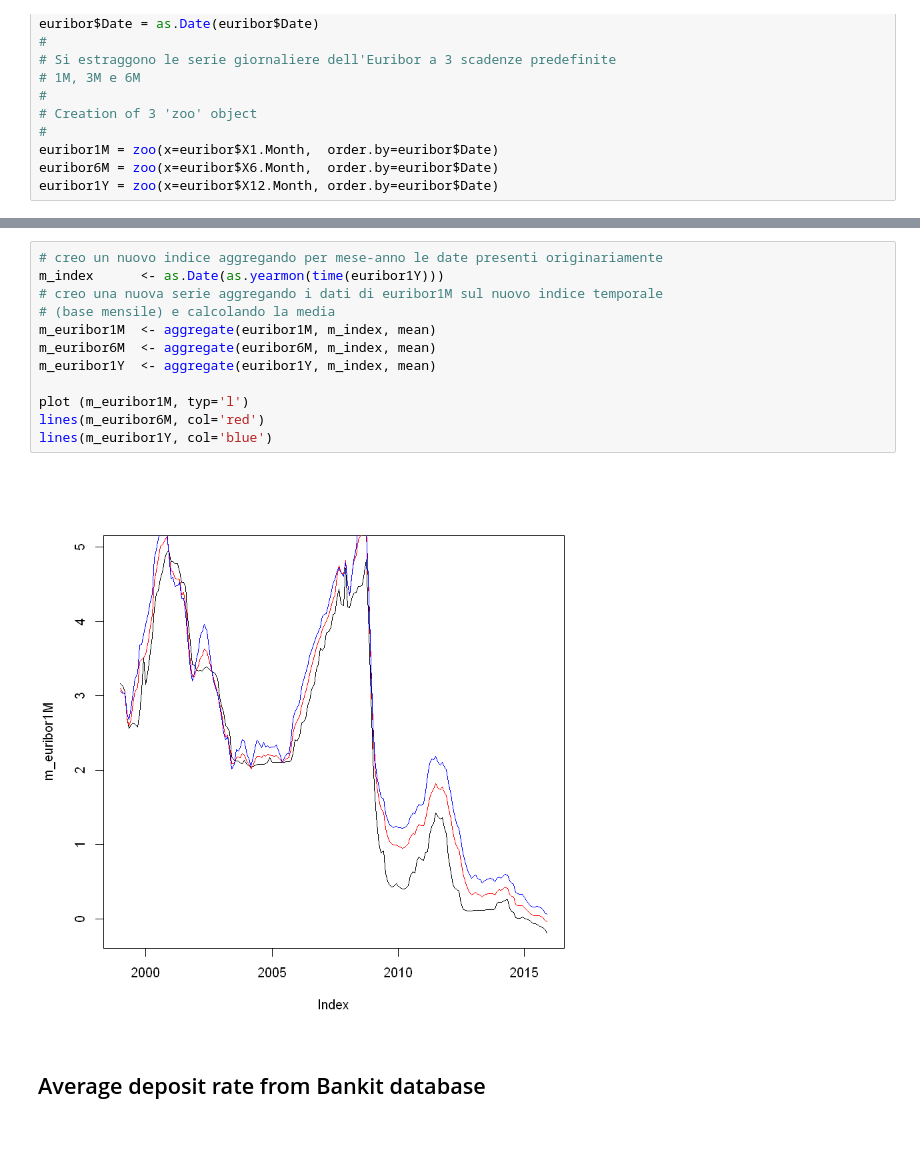
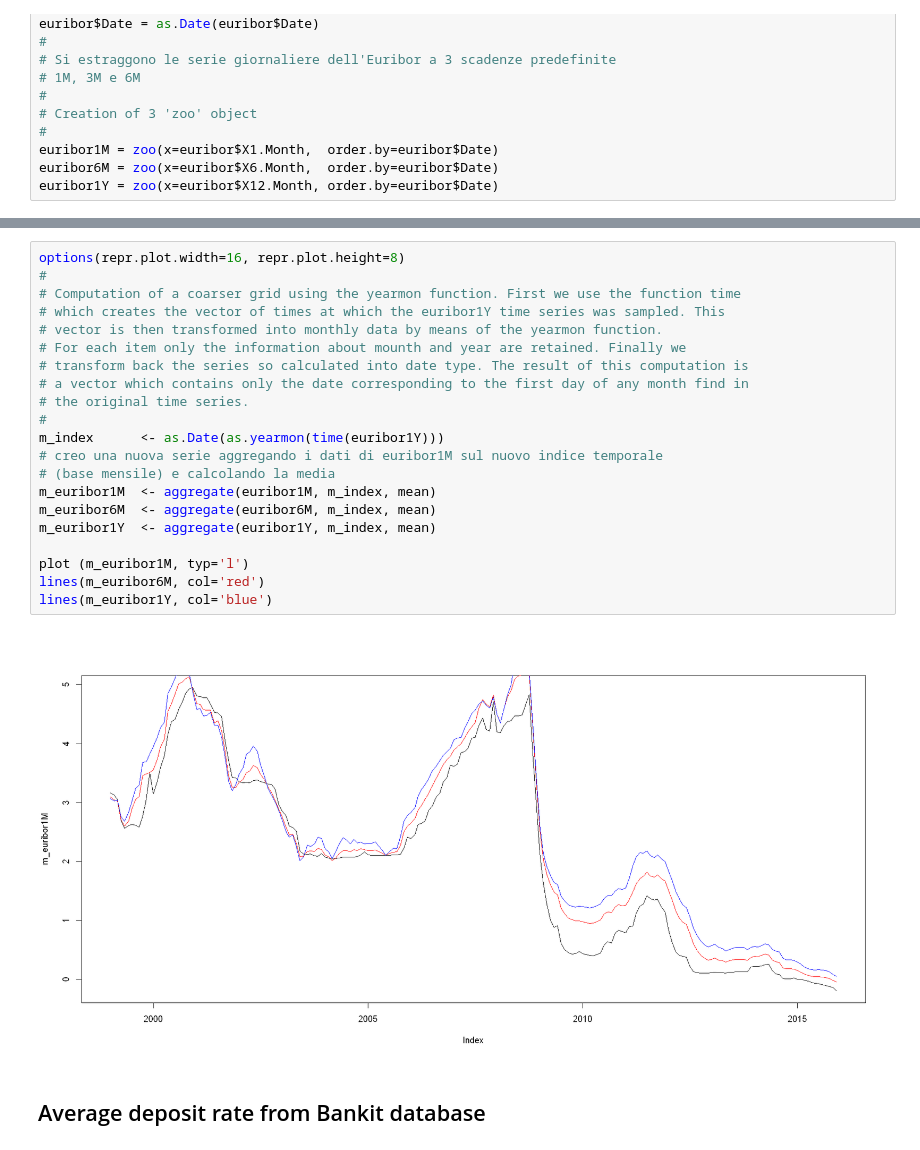
Before and after one commit to gdlunga/working, a Jupyter notebook: 02_Time_Series_Analysis/01_Appunti/notebooks/econometria_1.ipynb, the cells around one changed output, grey strips where cells are left out. Drawn from its saved outputs; the diff is of its cells as text.

```diff
--- a/02_Time_Series_Analysis/01_Appunti/notebooks/econometria_1.ipynb
+++ b/02_Time_Series_Analysis/01_Appunti/notebooks/econometria_1.ipynb
@@ -107,17 +121,26 @@ euribor1Y = zoo(x=euribor$X12.Month, order.by=euribor$Date)
 # %%
-# creo un nuovo indice aggregando per mese-anno le date presenti originariamente
+options(repr.plot.width=16, repr.plot.height=8)
+#
+# Computation of a coarser grid using the yearmon function. First we use the function time
+# which creates the vector of times at which the euribor1Y time series was sampled. This
+# vector is then transformed into monthly data by means of the yearmon function.
+# For each item only the information about mounth and year are retained. Finally we
+# transform back the series so calculated into date type. The result of this computation is
+# a vector which contains only the date corresponding to the first day of any month find in
+# the original time series.
+#
 m_index      <- as.Date(as.yearmon(time(euribor1Y)))
 # creo una nuova serie aggregando i dati di euribor1M sul nuovo indice temporale
 # (base mensile) e calcolando la media
 m_euribor1M  <- aggregate(euribor1M, m_index, mean)
 m_euribor6M  <- aggregate(euribor6M, m_index, mean)
 m_euribor1Y  <- aggregate(euribor1Y, m_index, mean)
 
 plot (m_euribor1M, typ='l')
 lines(m_euribor6M, col='red')
 lines(m_euribor1Y, col='blue')
 # %% [output]
-[figure, old version]
+[figure, new version]
 # %% [markdown]
 ## Average deposit rate from Bankit database
 # %%
```
Also changed, not shown: parts of 18 cells of this notebook, 37 other files.
